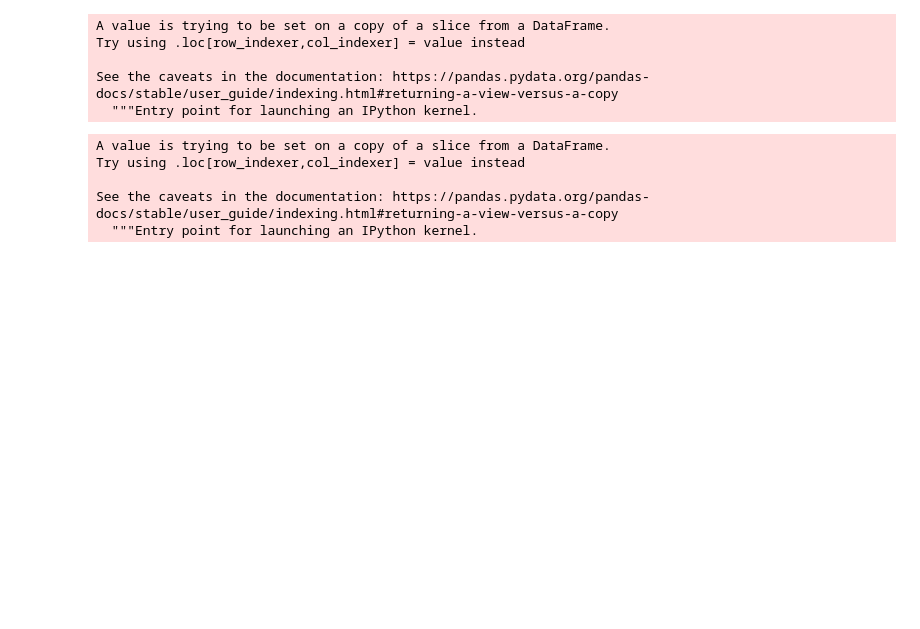
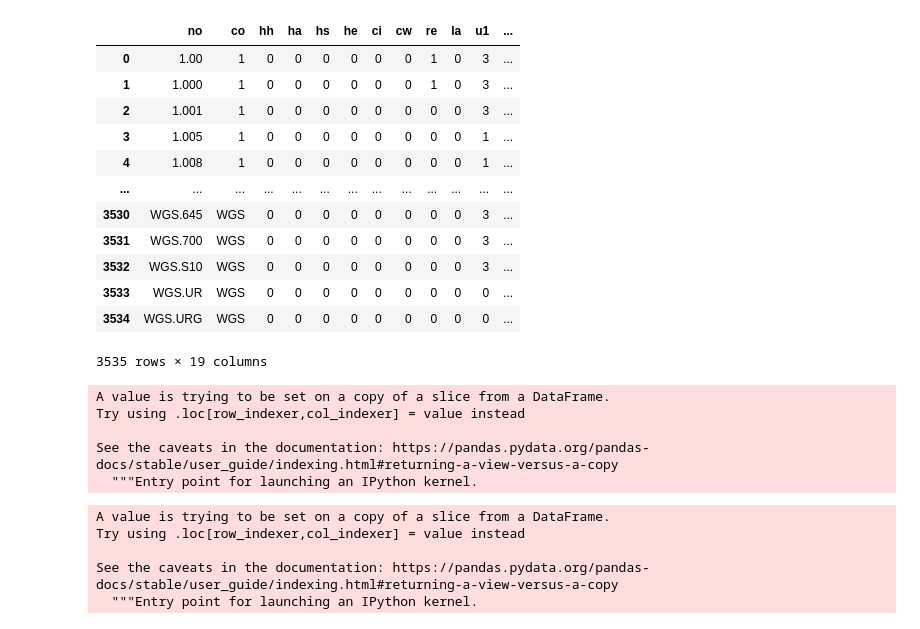
Before and after one commit to SarahBentley/courseroad_optimization, a Jupyter notebook: hours_and_ratings_pred.ipynb, the cells around one changed output. Drawn from its saved outputs; the diff is of its cells as text; code cells hidden in the pictures; blank space fills up the shorter version.

```diff
--- a/hours_and_ratings_pred.ipynb
+++ b/hours_and_ratings_pred.ipynb
@@ -15,6 +15,22 @@ import statsmodels.api as sm
 courses = pd.read_csv('course_data.csv')
 # %%
 courses_data = courses[['no', 'co', 'hh', 'ha', 'hs', 'he', 'ci', 'cw', 're', 'la', 'u1', 'u2', 'u3', 'le', 'mw', 'sa', 'pr', 'ra', 'h']]
+# %%
+courses_data
+# %% [output]
+|  | no | co | hh | ha | hs | he | ci | cw | re | la | u1 | ... |
+| 0 | 1.00 | 1 | 0 | 0 | 0 | 0 | 0 | 0 | 1 | 0 | 3 | ... |
+| 1 | 1.000 | 1 | 0 | 0 | 0 | 0 | 0 | 0 | 1 | 0 | 3 | ... |
+| 2 | 1.001 | 1 | 0 | 0 | 0 | 0 | 0 | 0 | 0 | 0 | 3 | ... |
+| 3 | 1.005 | 1 | 0 | 0 | 0 | 0 | 0 | 0 | 0 | 0 | 1 | ... |
+| 4 | 1.008 | 1 | 0 | 0 | 0 | 0 | 0 | 0 | 0 | 0 | 1 | ... |
+| ... | ... | ... | ... | ... | ... | ... | ... | ... | ... | ... | ... | ... |
+| 3530 | WGS.645 | WGS | 0 | 0 | 0 | 0 | 0 | 0 | 0 | 0 | 3 | ... |
+| 3531 | WGS.700 | WGS | 0 | 0 | 0 | 0 | 0 | 0 | 0 | 0 | 3 | ... |
+| 3532 | WGS.S10 | WGS | 0 | 0 | 0 | 0 | 0 | 0 | 0 | 0 | 3 | ... |
+| 3533 | WGS.UR | WGS | 0 | 0 | 0 | 0 | 0 | 0 | 0 | 0 | 0 | ... |
+| 3534 | WGS.URG | WGS | 0 | 0 | 0 | 0 | 0 | 0 | 0 | 0 | 0 | ... |
+3535 rows × 19 columns
 # %%
 courses_data['pr'] = courses_data['pr'].apply(lambda x: ast.literal_eval(x))
 # %% [output]
```
Also changed, not shown: parts of 8 cells of this notebook.
